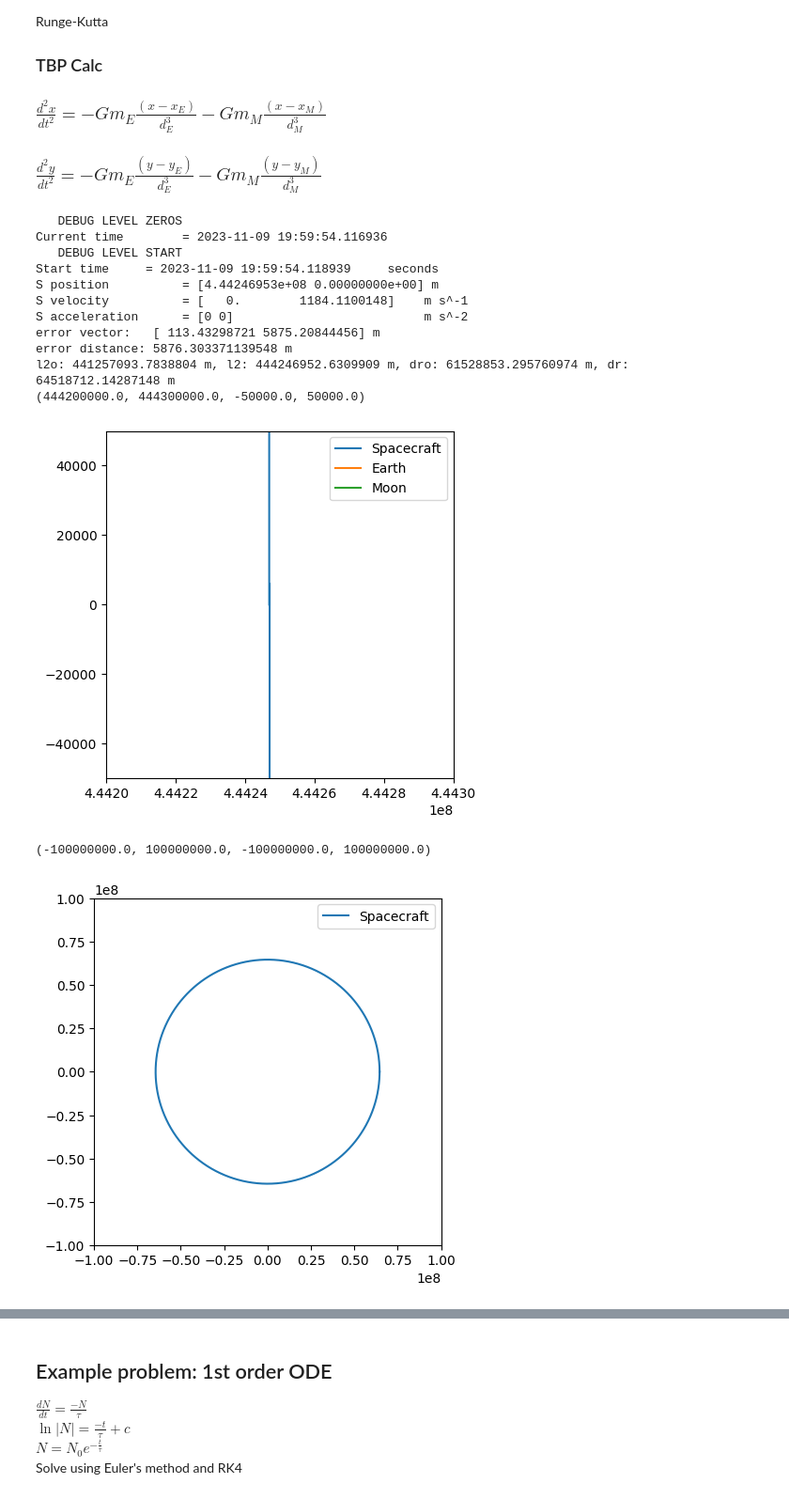
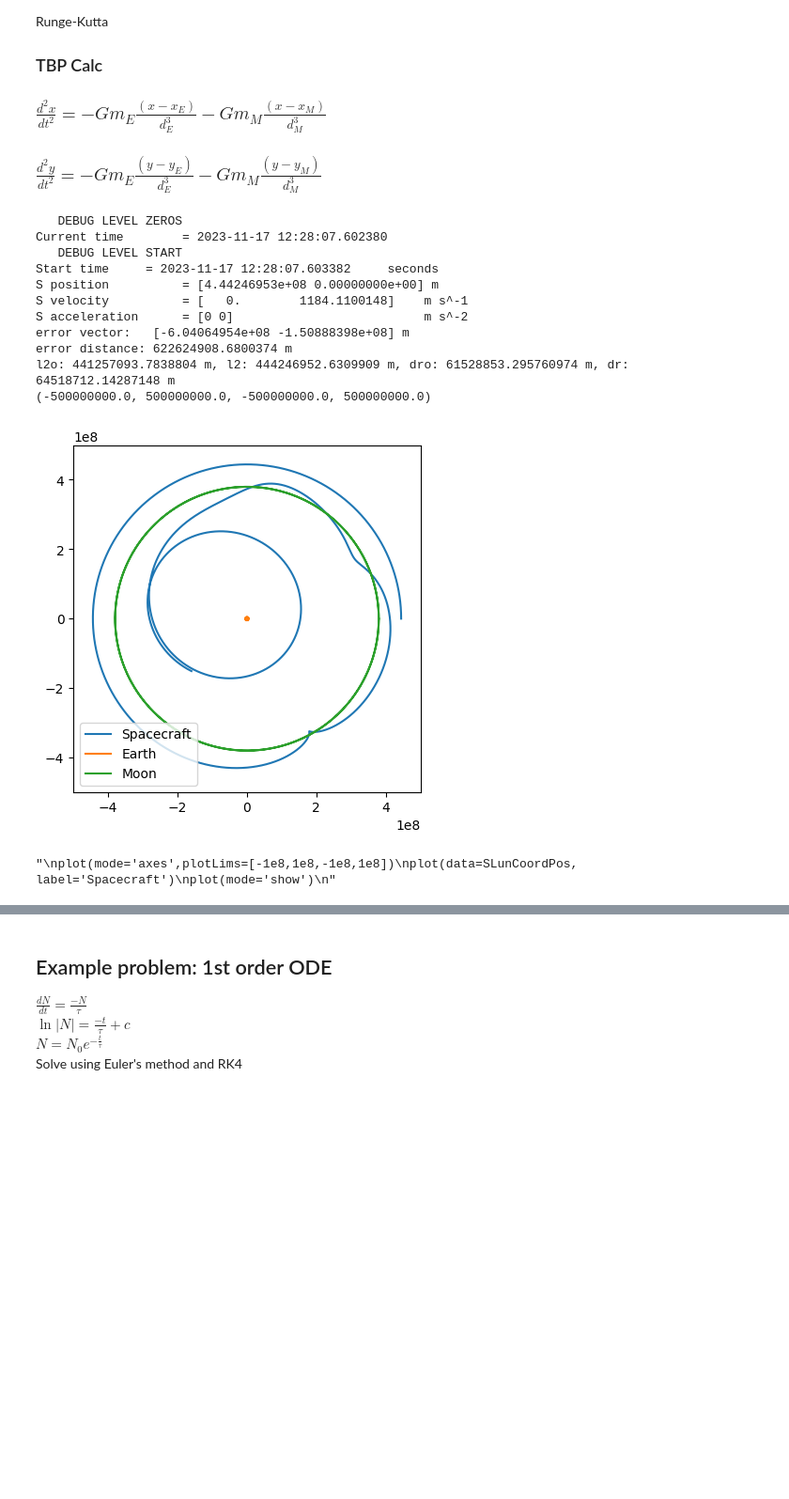
Before and after one commit to HalconDorado/CPr-3BodyProblem, a Jupyter notebook: test zone.ipynb, the cells around one changed output, grey strips where cells are left out. Shown: that part at 94% size. Cells and saved outputs as stored; diff of their text form; code cells hidden in the pictures; blank space fills up the shorter version.

```diff
--- a/test zone.ipynb
+++ b/test zone.ipynb
@@ -316,43 +316,45 @@ def findFFactor(fGuess = 1, dPlaces):
     global f
     f = 1
     #find length of decimal part
     dPlace = 1
     while dPlace <= dPlaces:
         dr = d*(mM/3/mE)**(1/3) *f
         l2 = rM + d*(mM/3/mE)**(1/3) *f
         initialize('fillVectors',inSpos=[l2,0],inSvel=[0, l2vel])
         RK4ODEsolve3BP(0, P, 100)
     dPlace, n
 '''
 
 initialize('fillVectors',inSpos=[l2,0],inSvel=[0, l2vel])
-SposList, MposList, EposList, tList = RK4ODEsolve3BP(0, P, 100)
+SposList, MposList, EposList, tList = RK4ODEsolve3BP(0, 2*P, 100)
 print('l2o: {} m, l2: {} m, dro: {} m, dr: {} m'.format(l2o, l2,dro, dr))
-plot(mode='axes',plotLims=[4.442e8,4.443e8,-5e4,5e4])
+plot(mode='axes')
+#,plotLims=[4.442e8,4.443e8,-5e4,5e4]
 plot(data=SposList,label='Spacecraft')
 plot(data=EposList,label='Earth')
 plot(data=MposList,label='Moon')
 plot(mode='show')
 SLunCoordPos = SposList - MposList
 ELunCoordPos = EposList - MposList
+'''
 plot(mode='axes',plotLims=[-1e8,1e8,-1e8,1e8])
 plot(data=SLunCoordPos, label='Spacecraft')
 plot(mode='show')
+'''
 # %% [output]
    DEBUG LEVEL ZEROS
-Current time        = 2023-11-09 19:59:54.116936
+Current time        = 2023-11-17 12:28:07.602380
    DEBUG LEVEL START
-Start time     = 2023-11-09 19:59:54.118939     seconds
+Start time     = 2023-11-17 12:28:07.603382     seconds
 S position          = [4.44246953e+08 0.00000000e+00] m
 S velocity          = [   0.        1184.1100148]    m s^-1
 S acceleration      = [0 0]                          m s^-2
-error vector:   [ 113.43298721 5875.20844456] m
-error distance: 5876.303371139548 m
+error vector:   [-6.04064954e+08 -1.50888398e+08] m
+error distance: 622624908.6800374 m
 l2o: 441257093.7838804 m, l2: 444246952.6309909 m, dro: 61528853.295760974 m, dr: 64518712.14287148 m
-(444200000.0, 444300000.0, -50000.0, 50000.0)
+(-500000000.0, 500000000.0, -500000000.0, 500000000.0)
-[figure, old version]
+[figure, new version]
-(-100000000.0, 100000000.0, -100000000.0, 100000000.0)
+"\nplot(mode='axes',plotLims=[-1e8,1e8,-1e8,1e8])\nplot(data=SLunCoordPos, label='Spacecraft')\nplot(mode='show')\n"
-[figure, removed]
 # %%
 printAlligned('lagrange point 2:', l2, 'm')
 printAlligned('Moon-L2 distance:', dr, 'm')
```
Also changed, not shown: parts of 2 cells of this notebook.
